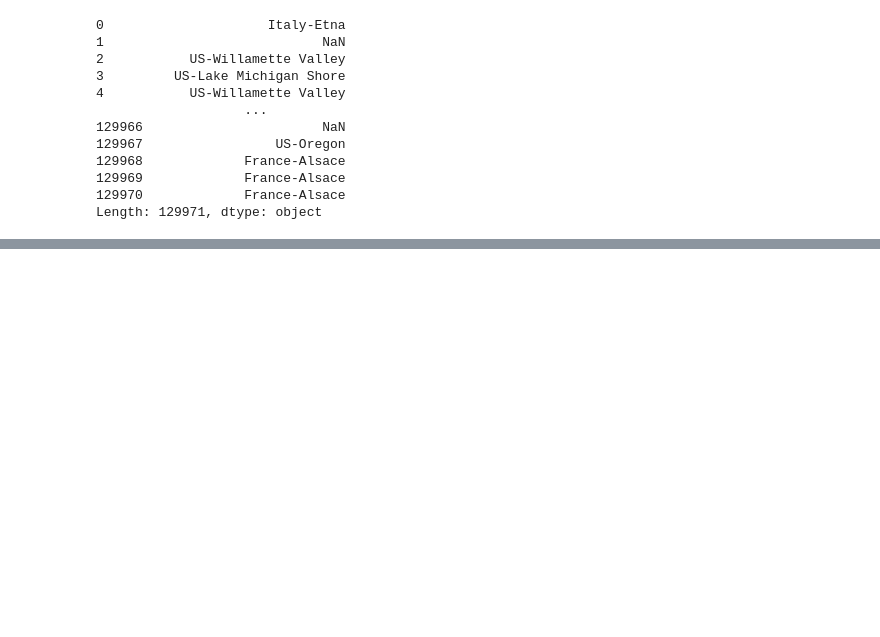
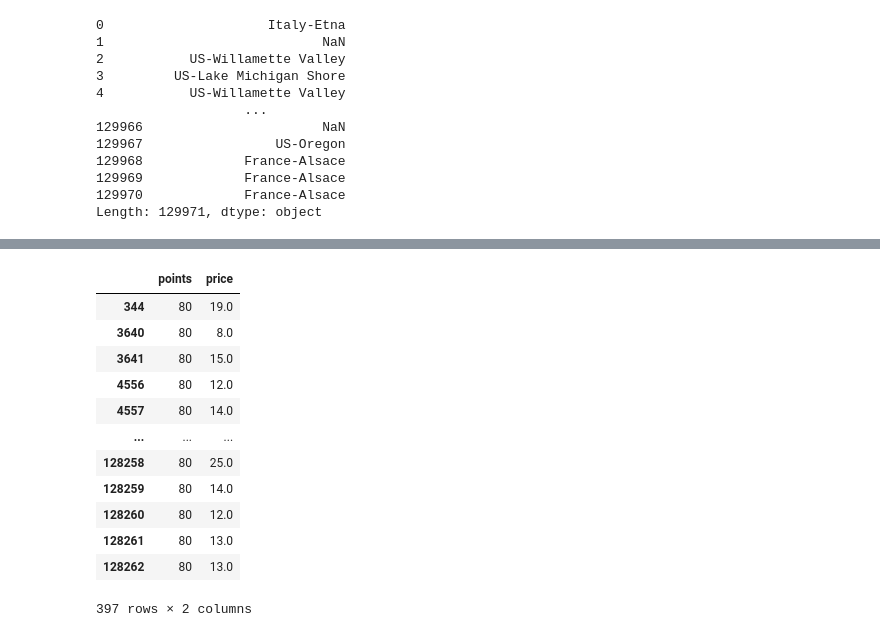
Before and after one commit to Krriisshna/Kaggle, a Jupyter notebook: Pandas.ipynb, the cells around one changed output, grey strips where cells are left out. Drawn from its saved outputs; the diff is of its cells as text; code cells hidden in the pictures; blank space fills up the shorter version.

```diff
--- a/Pandas.ipynb
+++ b/Pandas.ipynb
@@ -525,0 +570,17 @@ Length: 129971, dtype: object
+# %%
+tempdf = reviews[['points','price']][reviews[['points', 'price']].points == 80]
+tempdf
+# %% [output]
+|  | points | price |
+| 344 | 80 | 19.0 |
+| 3640 | 80 | 8.0 |
+| 3641 | 80 | 15.0 |
+| 4556 | 80 | 12.0 |
+| 4557 | 80 | 14.0 |
+| ... | ... | ... |
+| 128258 | 80 | 25.0 |
+| 128259 | 80 | 14.0 |
+| 128260 | 80 | 12.0 |
+| 128261 | 80 | 13.0 |
+| 128262 | 80 | 13.0 |
+397 rows × 2 columns
```
Also changed, not shown: parts of 5 cells of this notebook.
